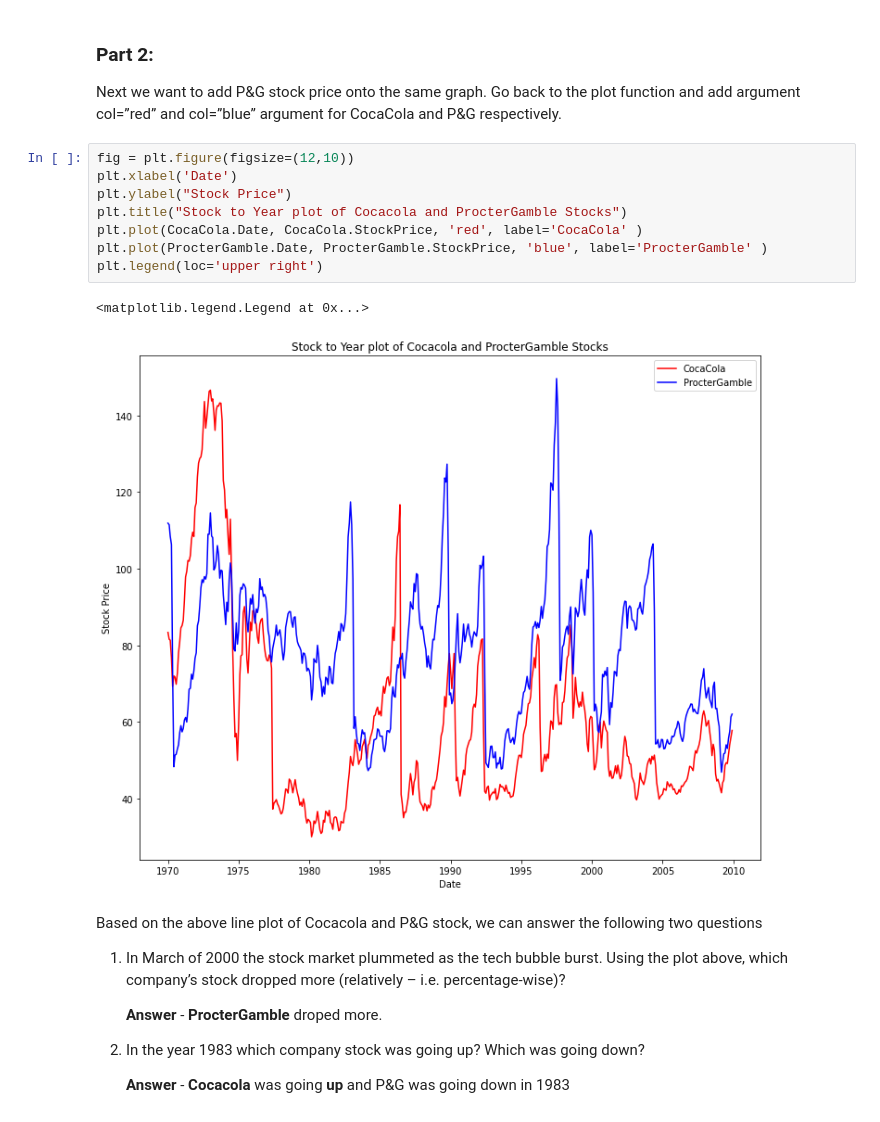
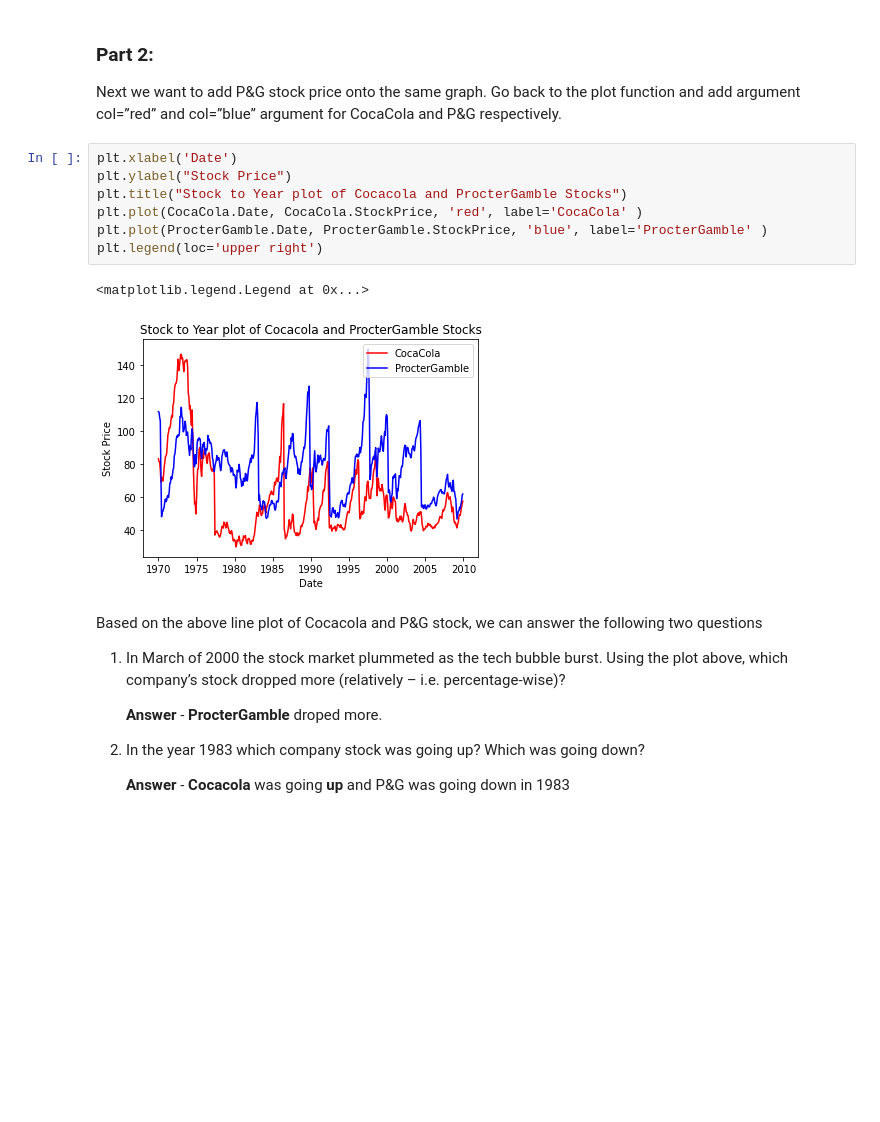
Before and after one commit to MarsPanther/Basic-Descriptive-Analytics-with-Python, a Jupyter notebook: lab 1 assignment.ipynb, the cells around one changed output. Drawn from its saved outputs; the diff is of its cells as text; blank space fills up the shorter version.

```diff
--- a/lab 1 assignment.ipynb
+++ b/lab 1 assignment.ipynb
@@ -184,16 +185,15 @@ plt.scatter(CocaCola.Date, CocaCola.StockPrice)
 Next we want to add P&G stock price onto the same graph.
 Go back to the plot function and add argument col=”red” and col=”blue” argument for CocaCola and P&G respectively.
 # %%
-fig = plt.figure(figsize=(12,10))
 plt.xlabel('Date')
 plt.ylabel("Stock Price")
 plt.title("Stock to Year plot of Cocacola and ProcterGamble Stocks")
 plt.plot(CocaCola.Date, CocaCola.StockPrice, 'red', label='CocaCola' )
 plt.plot(ProcterGamble.Date, ProcterGamble.StockPrice, 'blue', label='ProcterGamble' )
 plt.legend(loc='upper right')
 # %% [output]
 <matplotlib.legend.Legend at 0x...>
-[figure, old version]
+[figure, new version]
 # %% [markdown]
 Based on the above line plot of Cocacola and P&G stock, we can answer the following two questions
 
```
Also changed, not shown: parts of 19 cells of this notebook.
